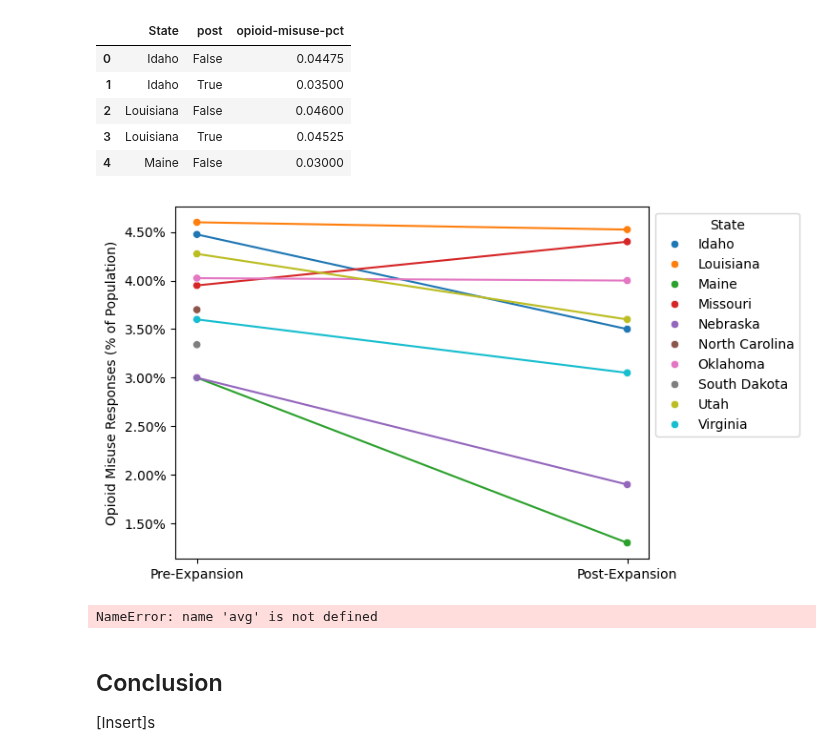
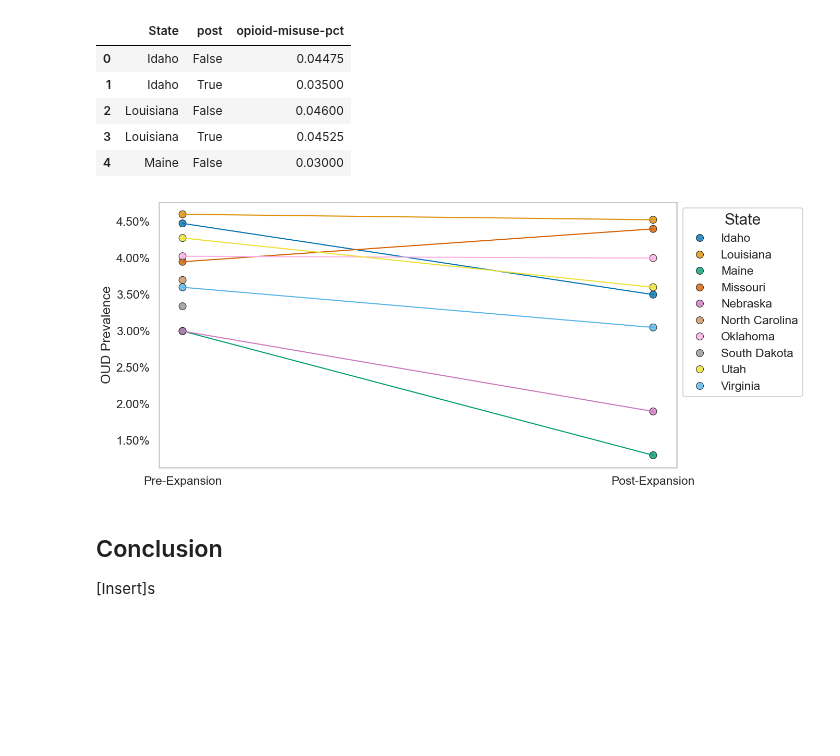
Before and after one commit to riverar9/data-602-final-project, a Jupyter notebook: Final_project_analysis.ipynb, the cells around one changed output. Drawn from its saved outputs; the diff is of its cells as text; code cells hidden in the pictures; blank space fills up the shorter version.

Commit message:
modified graph

```diff
--- a/Final_project_analysis.ipynb
+++ b/Final_project_analysis.ipynb
@@ -384,46 +384,60 @@ avg_df.head()
 | 4 | Maine | False | 0.03000 |
 # %%
 import seaborn as sns
+import matplotlib.pyplot as plt
 from matplotlib.ticker import PercentFormatter
 
-# Creatting a scatter plot with the pre and post data
-ax = sns.scatterplot(
-    avg_df,
-    x = 'post',
-    y = 'opioid-misuse-pct',
-    hue='State'
+# Set a theme and larger font scale for readability
+sns.set_theme(style="whitegrid", palette="colorblind")
+sns.set_context("talk")
+
+# Create the figure and axis with a wider aspect ratio
+fig, ax = plt.subplots(figsize=(14, 6))  # Wider figure size
+
+# Create a scatter plot with the pre and post data
+scatter = sns.scatterplot(
+    data=avg_df,
+    x='post',
+    y='opioid-misuse-pct',
+    hue='State',
+    s=100,  # Increase marker size for visibility
+    edgecolor='black',
+    alpha=0.8  # Add transparency for a softer look
 )
 
-# Create a line to connect the two dots
-sns.lineplot(
+# Create a line to connect the dots
+line = sns.lineplot(
     data=avg_df,
     x='post',
     y='opioid-misuse-pct',
     hue='State',
     estimator=None,
-    palette='tab10',
-    legend = False
+    palette='colorblind',
+    legend=False,
+    linewidth=1.5  # Thicker lines for better visibility
 )
 
-# Set the axis labels and ticks
+# Customize axis labels and ticks
 ax.set(
-    xlabel = "",
-    ylabel = "Opioid Misuse Responses (% of Population)",
-    xticks = (0,1),
-    xticklabels = ("Pre-Expansion","Post-Expansion")
+    xlabel="",
+    ylabel="OUD Prevalence",
+    xticks=(0, 1),
+    xticklabels=("Pre-Expansion", "Post-Expansion")
 )
-
-# Set the y axis to be in percentages
 ax.yaxis.set_major_formatter(PercentFormatter(1))
 
-# move the legend OFF the graphic
-sns.move_legend(ax, "upper left", bbox_to_anchor=(1, 1))
+# Adjust legend position and appearance
+ax.legend(title="State", fontsize='medium', title_fontsize='large', frameon=True)
+ax.grid(False)
+sns.move_legend(scatter, "upper left", bbox_to_anchor=(1, 1))
+
+# Tight layout to reduce overlap
+plt.tight_layout()
+
+# Display the plot
+plt.show()
 # %% [output]
-[figure, old version]
+[figure, new version]
-# %%
-avg-df
-# %% [output]
-NameError: name 'avg' is not defined
 # %% [markdown]
 ## Conclusion
 
```
